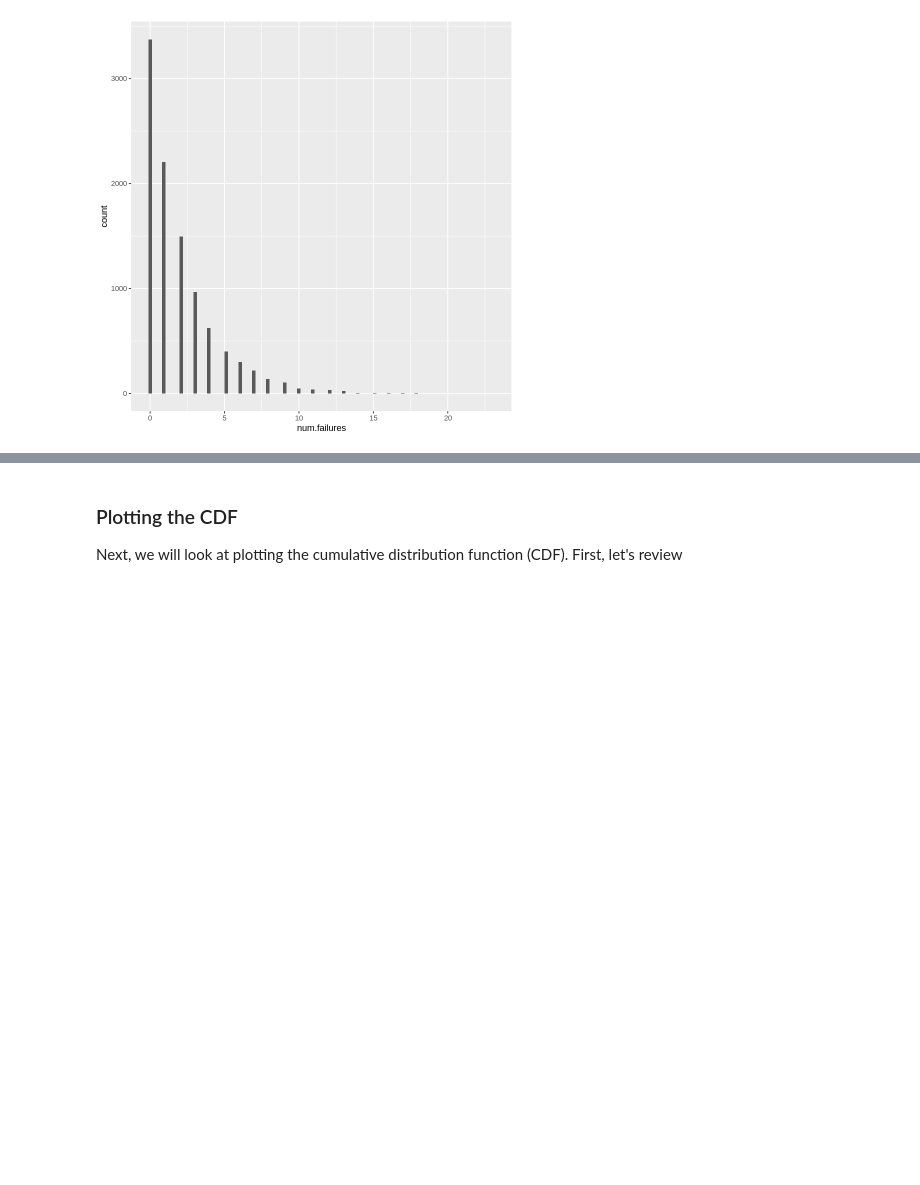
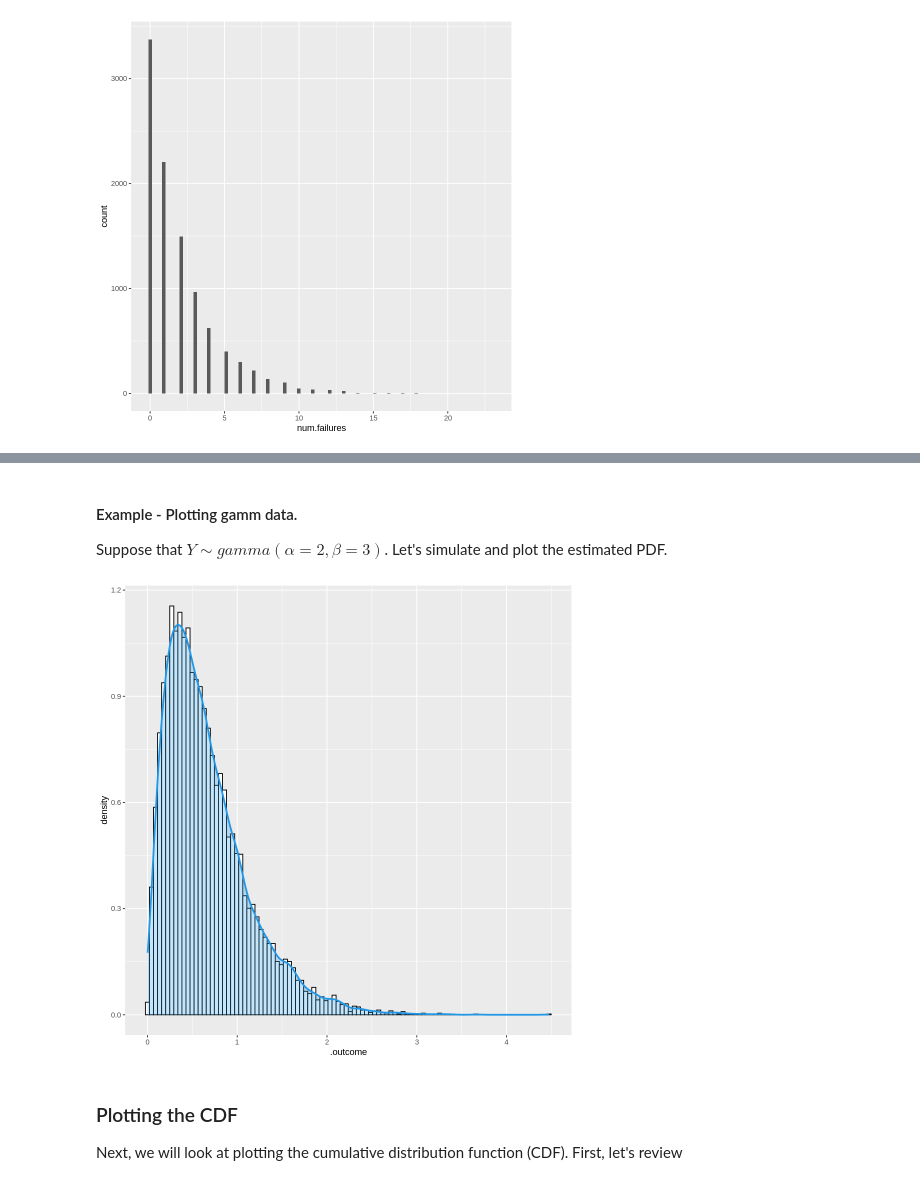
Before and after one commit to yardsale8/probability_simulations_in_R, a Jupyter notebook: 2_6_plotting_estimated_distributions.ipynb, the cells around one changed output, grey strips where cells are left out. Cells and saved outputs as stored; diff of their text form; code cells hidden in the pictures; blank space fills up the shorter version.

```diff
--- a/2_6_plotting_estimated_distributions.ipynb
+++ b/2_6_plotting_estimated_distributions.ipynb
@@ -46,3 +57,20 @@ ggplot(data = waiting_times) +
+# %% [markdown]
+#### Example - Plotting gamm data.
+
+Suppose that $Y\sim gamma(\alpha=2, \beta=3)$.  Let's simulate and plot the estimated PDF.
+# %%
+a <- 2
+b <- 3
+num_trials <- 10000
+(replicate_dbl(num_trials, rgamma(1, 2, 3))
+) -> gamma_simulation
+
+ggplot(data = gamma_simulation, (aes(x = .outcome))) +
+  geom_histogram(aes(y = ..density..), bins = 100, color = 1, fill="white") +
+  geom_density(lwd = 1, colour = 4,
+               fill = 4, alpha = 0.25)
+# %% [output]
+[figure, added]
 # %% [markdown]
 ### Plotting the CDF
 
```
Also changed, not shown: parts of 2 cells of this notebook.
